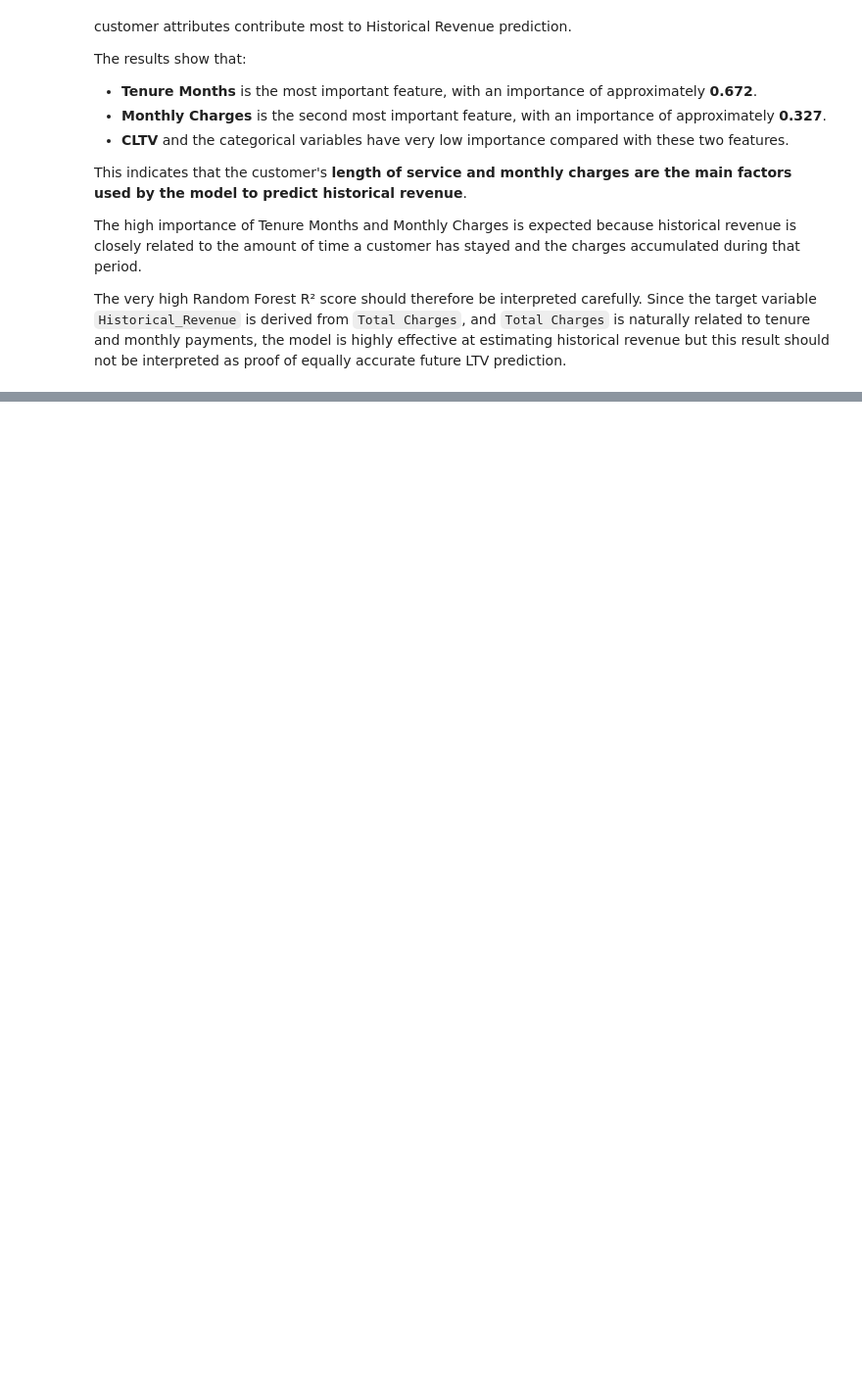
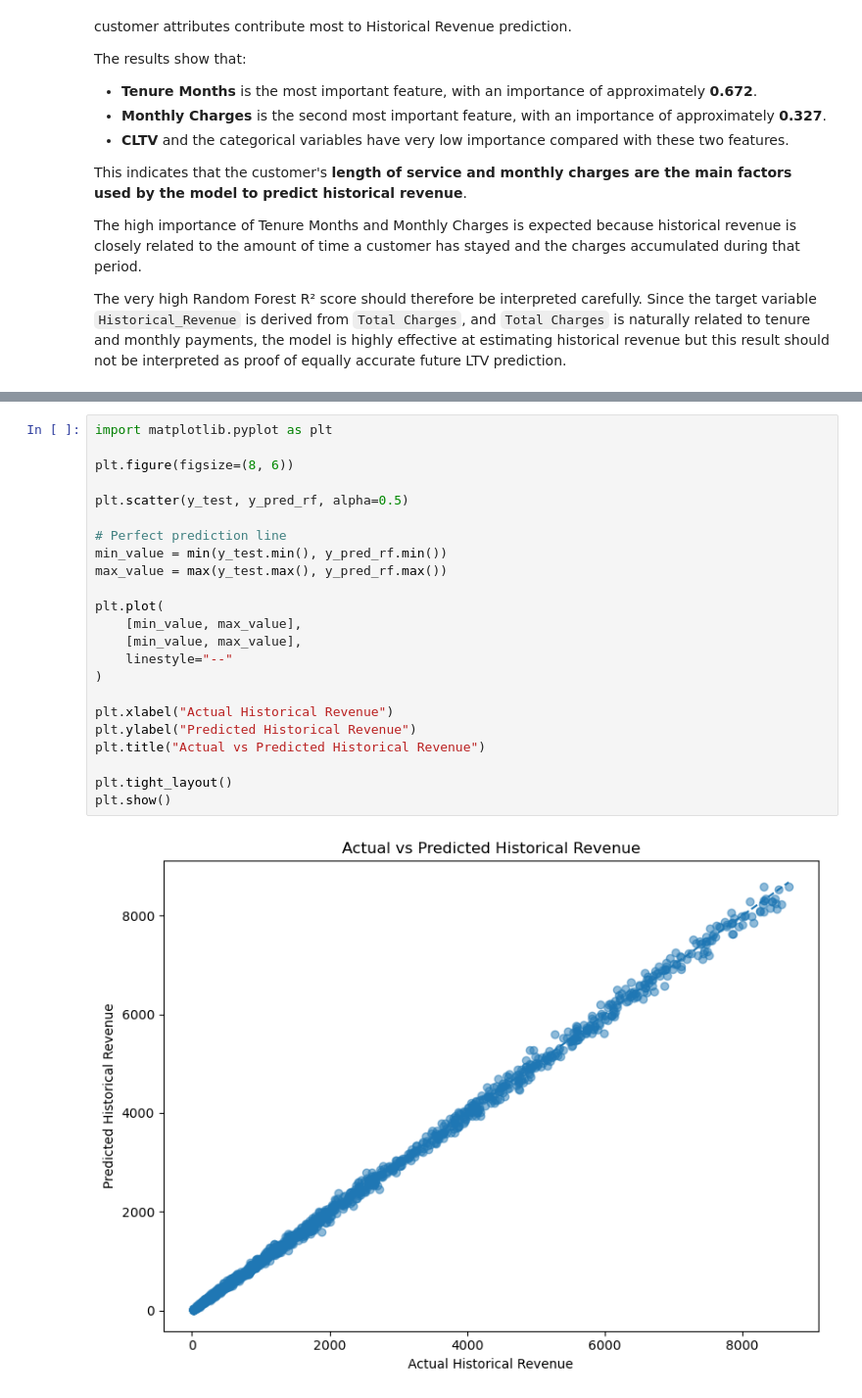
Before and after one commit to RATHICK2951/Data-Analytics---Batch10-, a Jupyter notebook: Notebook/LTV_Prediction.ipynb, the cells around one changed output, grey strips where cells are left out. Shown at 98% size. Cells and saved outputs as stored; diff of their text form; blank space fills up the shorter version.

Commit message:
Made changes in the LTV prediction notebook

```diff
--- a/Notebook/LTV_Prediction.ipynb
+++ b/Notebook/LTV_Prediction.ipynb
@@ -322,0 +338,25 @@ The very high Random Forest R² score should therefore be interpreted carefully.
+# %%
+import matplotlib.pyplot as plt
+
+plt.figure(figsize=(8, 6))
+
+plt.scatter(y_test, y_pred_rf, alpha=0.5)
+
+# Perfect prediction line
+min_value = min(y_test.min(), y_pred_rf.min())
+max_value = max(y_test.max(), y_pred_rf.max())
+
+plt.plot(
+    [min_value, max_value],
+    [min_value, max_value],
+    linestyle="--"
+)
+
+plt.xlabel("Actual Historical Revenue")
+plt.ylabel("Predicted Historical Revenue")
+plt.title("Actual vs Predicted Historical Revenue")
+
+plt.tight_layout()
+plt.show()
+# %% [output]
+[figure, added]
```
Also changed, not shown: parts of 3 cells of this notebook.
